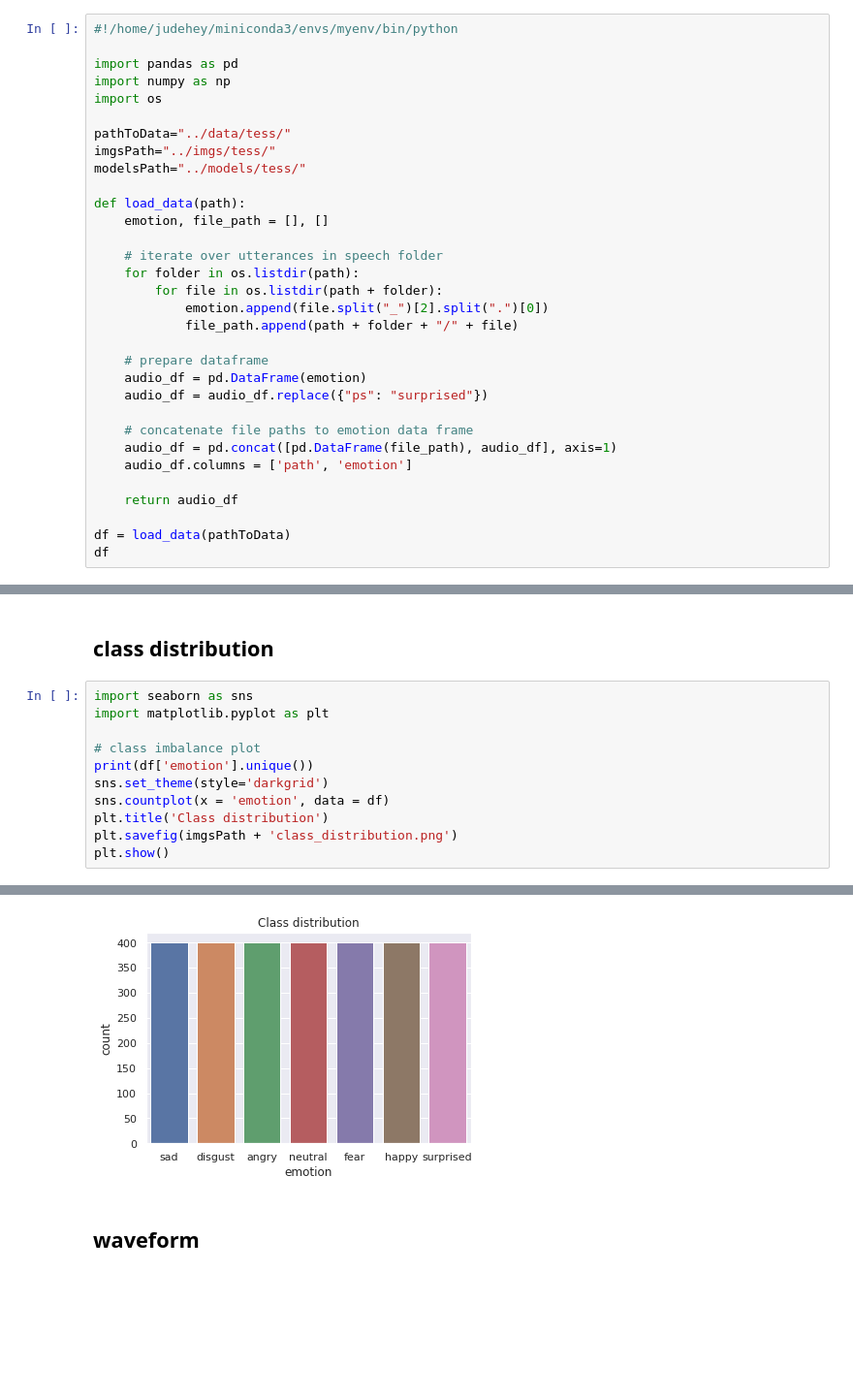
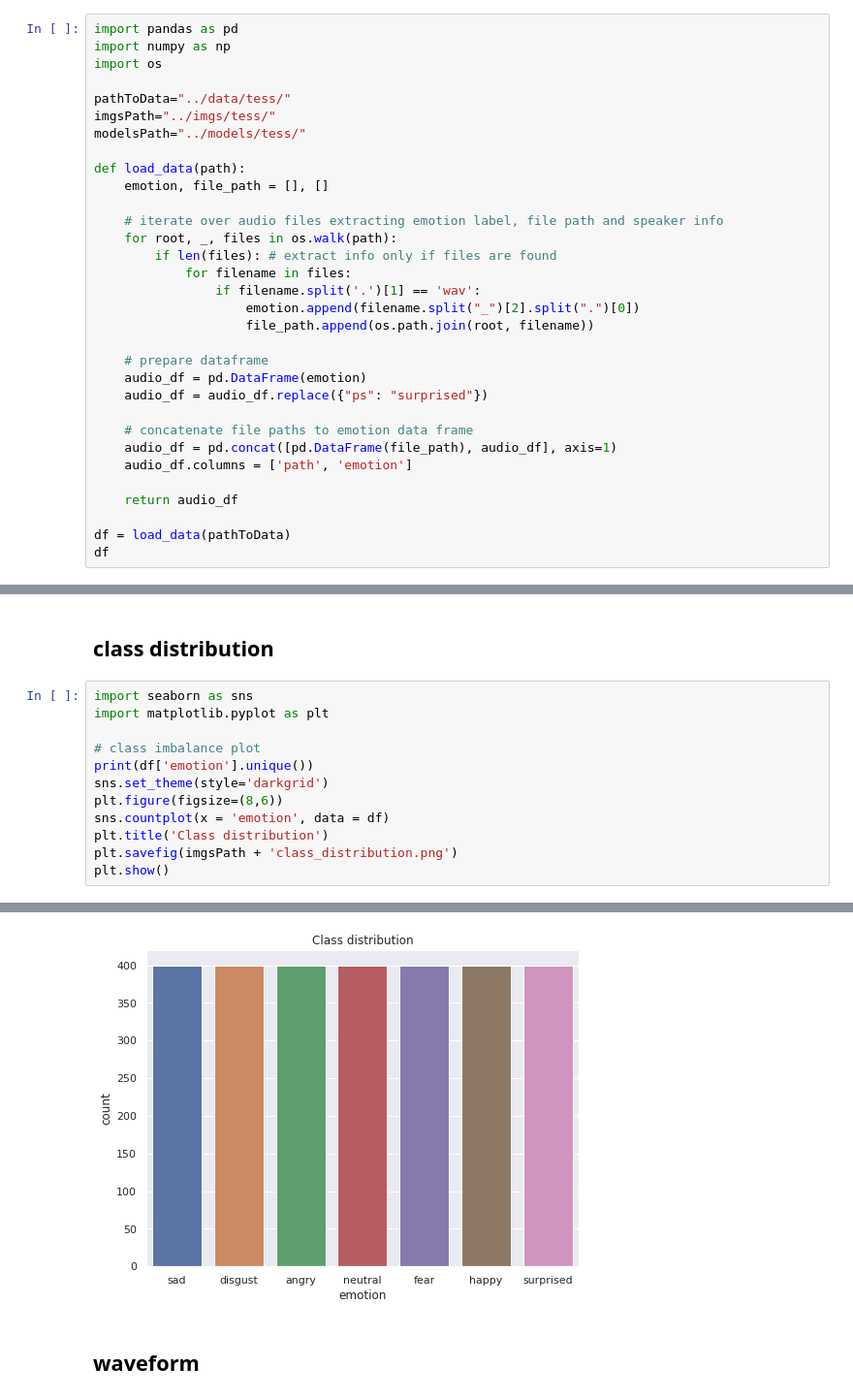
Before and after one commit to mikolajm190/python_SER_DL, a Jupyter notebook: src/tess_SER.ipynb, the cells around one changed output, grey strips where cells are left out. Shown at 97% size. Cells and saved outputs as stored; diff of their text form; blank space fills up the shorter version.

```diff
--- a/src/tess_SER.ipynb
+++ b/src/tess_SER.ipynb
@@ -3,8 +3,6 @@
 # %% [markdown]
 ## emotion label + path to file
 # %%
-#!/home/judehey/miniconda3/envs/myenv/bin/python
-
 import pandas as pd
 import numpy as np
 import os
@@ -16,11 +14,13 @@ modelsPath="../models/tess/"
 def load_data(path):
     emotion, file_path = [], []
 
-    # iterate over utterances in speech folder
-    for folder in os.listdir(path):
-        for file in os.listdir(path + folder):
-            emotion.append(file.split("_")[2].split(".")[0])
-            file_path.append(path + folder + "/" + file)
+    # iterate over audio files extracting emotion label, file path and speaker info
+    for root, _, files in os.walk(path):
+        if len(files): # extract info only if files are found
+            for filename in files:
+                if filename.split('.')[1] == 'wav':
+                    emotion.append(filename.split("_")[2].split(".")[0])
+                    file_path.append(os.path.join(root, filename))
 
     # prepare dataframe
     audio_df = pd.DataFrame(emotion)
@@ -55,17 +55,18 @@ df
 # %%
 import seaborn as sns
 import matplotlib.pyplot as plt
 
 # class imbalance plot
 print(df['emotion'].unique())
 sns.set_theme(style='darkgrid')
+plt.figure(figsize=(8,6))
 sns.countplot(x = 'emotion', data = df)
 plt.title('Class distribution')
 plt.savefig(imgsPath + 'class_distribution.png')
 plt.show()
 # %% [output]
 ['sad' 'disgust' 'angry' 'neutral' 'fear' 'happy' 'surprised']
-[figure, old version]
+[figure, new version]
 # %% [markdown]
 ## waveform
 # %%
```
Also changed, not shown: parts of 1 cell of this notebook, 4 other files.
